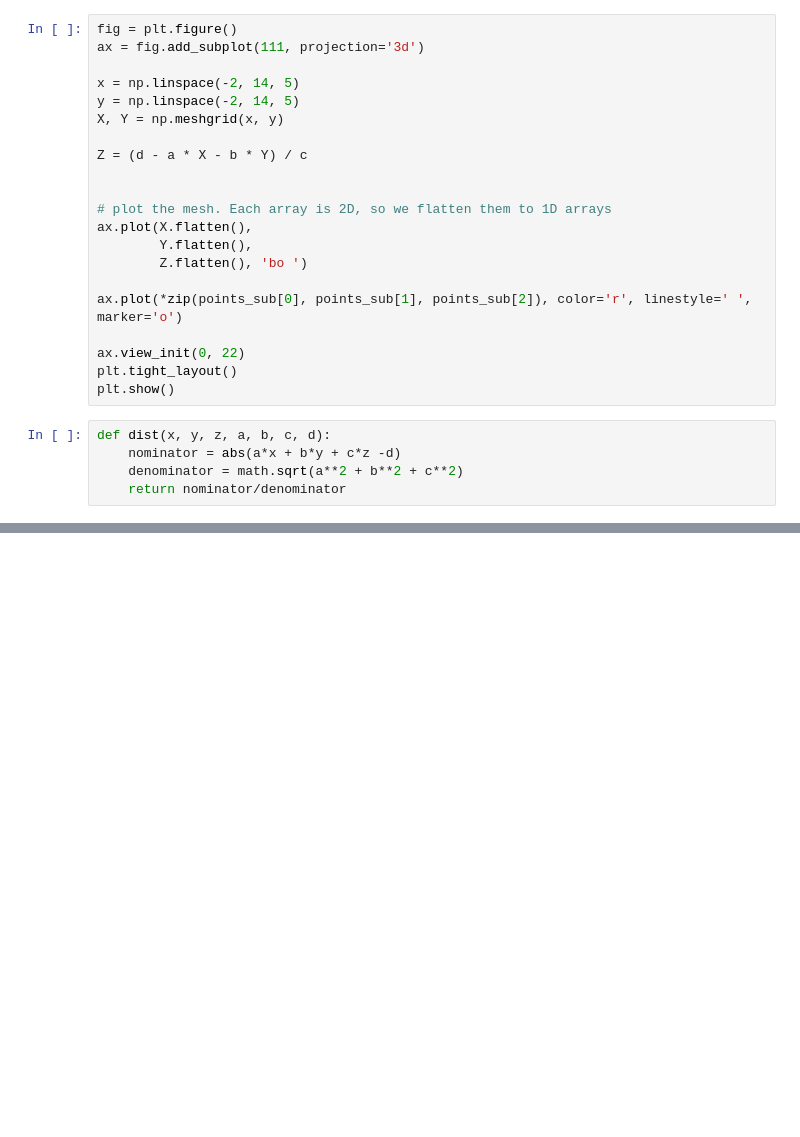
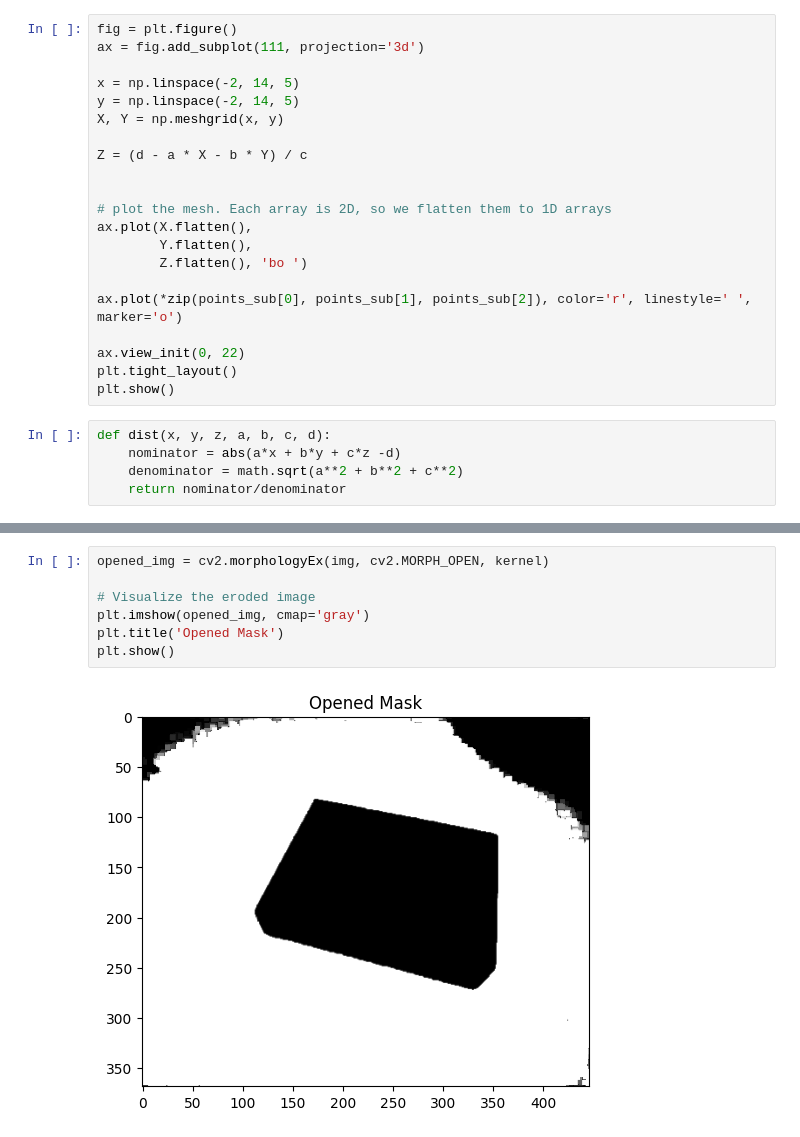
Before and after one commit to mahdi-darvish/CVPorj, a Jupyter notebook: Ex1/Group/exercise-01.ipynb, the cells around one changed output, grey strips where cells are left out. Drawn from its saved outputs; the diff is of its cells as text; blank space fills up the shorter version.

```diff
--- a/Ex1/Group/exercise-01.ipynb
+++ b/Ex1/Group/exercise-01.ipynb
@@ -261,0 +322,9 @@ best score:  99.99723614386792
+# %%
+opened_img = cv2.morphologyEx(img, cv2.MORPH_OPEN, kernel)
+
+# Visualize the eroded image
+plt.imshow(opened_img, cmap='gray')
+plt.title('Opened Mask')
+plt.show()
+# %% [output]
+[figure, added]
```
Also changed, not shown: parts of 28 cells of this notebook.
